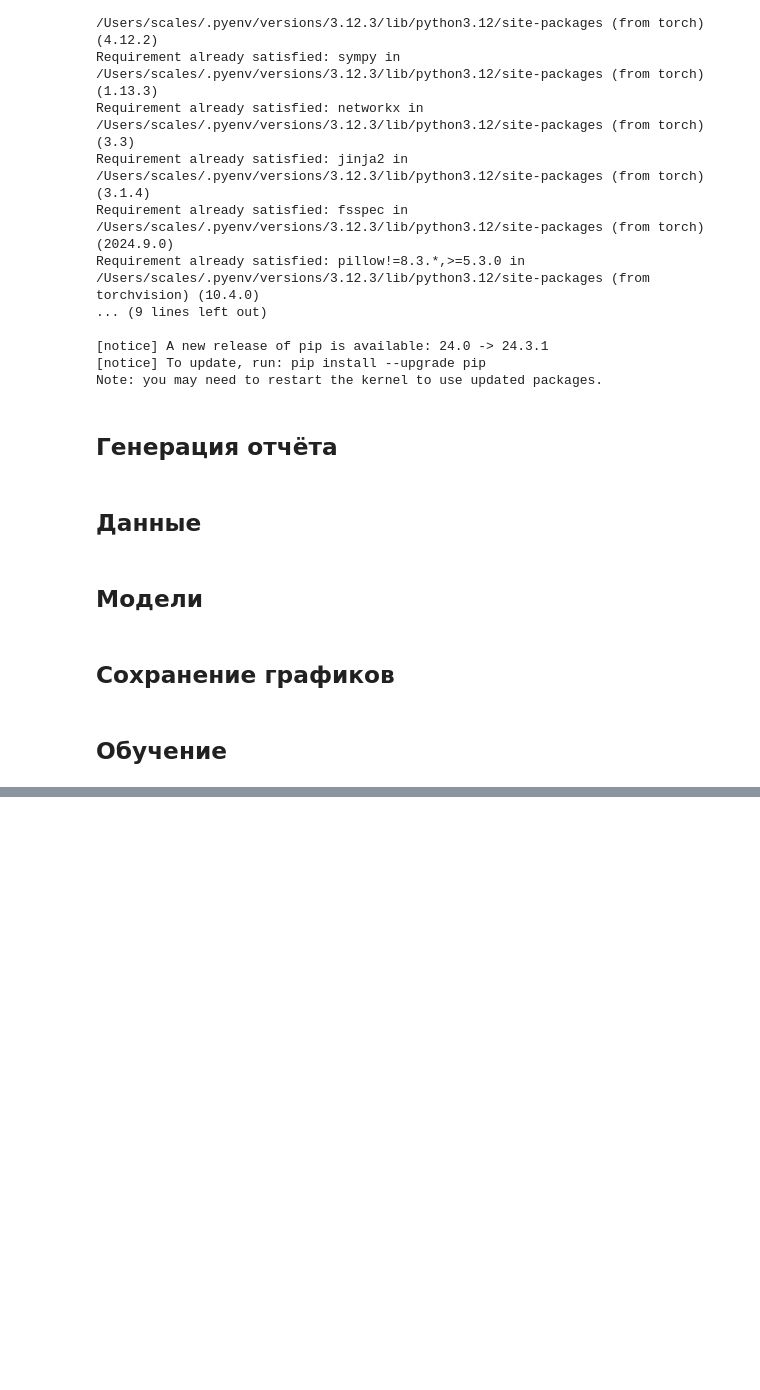
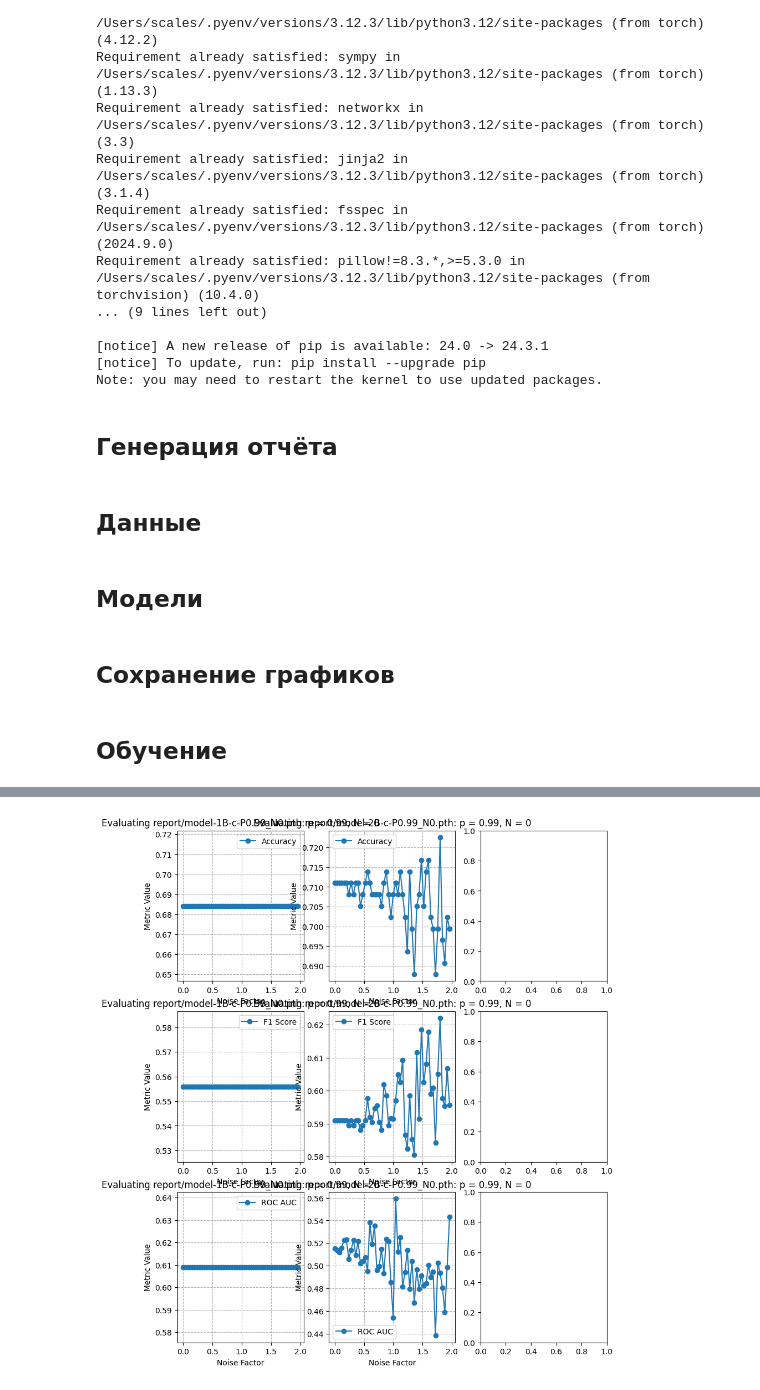
Before and after one commit to tail-call/Research, a Jupyter notebook: hypertrain9.ipynb, the cells around one changed output, grey strips where cells are left out. Drawn from its saved outputs; the diff is of its cells as text; code cells hidden in the pictures; blank space fills up the shorter version.

Commit message:
Графики валидации для моделей $A$ и $B$ на одной фигуре

```diff
--- a/hypertrain9.ipynb
+++ b/hypertrain9.ipynb
@@ -722,31 +745,32 @@ def iterate_experiment_parameters():
 # %%
+# 13. Training
 
 for experiment_params in iterate_experiment_parameters():
     _, axs = plt.subplots(2, 3, sharey='col', figsize=(10, 12))
 
     for training_params in [
         TrainingParameters(
-            dataset=datasets[0],
+            dataset=DATASETS[0],
             criterion=CLASSIFICATION_TASK.criterion,
             experiment_params=experiment_params,
-            model_a_path=datasets[0].model_a_path(experiment_params),
-            model_b_path=datasets[0].model_b_path(experiment_params),
+            model_a_path=DATASETS[0].model_a_path(experiment_params),
+            model_b_path=DATASETS[0].model_b_path(experiment_params),
             loss_curve_plot_col_index=0,
         ),
         TrainingParameters(
-            dataset=datasets[1],
+            dataset=DATASETS[1],
             criterion=CLASSIFICATION_TASK.criterion,
             experiment_params=experiment_params,
-            model_a_path=datasets[1].model_a_path(experiment_params),
-            model_b_path=datasets[1].model_b_path(experiment_params),
+            model_a_path=DATASETS[1].model_a_path(experiment_params),
+            model_b_path=DATASETS[1].model_b_path(experiment_params),
             loss_curve_plot_col_index=1,
         ),
         TrainingParameters(
-            dataset=datasets[2],
+            dataset=DATASETS[2],
             criterion=REGRESSION_TASK.criterion,
             experiment_params=experiment_params,
-            model_a_path=datasets[2].model_a_path(experiment_params),
-            model_b_path=datasets[2].model_b_path(experiment_params),
+            model_a_path=DATASETS[2].model_a_path(experiment_params),
+            model_b_path=DATASETS[2].model_b_path(experiment_params),
             loss_curve_plot_col_index=2,
         )
     ]:
@@ -1005,4 +1046,5 @@ def plot_evaluation_of_regression(df: pd.DataFrame, title: str, report_key: str)
 # %%
+# 15. Evaluation
 
 @dataclass
 class EvaluationParameters:
@@ -1015,6 +1057,7 @@ class EvaluationParameters:
     task: LearningTask
     experiment_parameters: ExperimentParameters
     report_key: str
+
 
 def model_path_for(
     model_a_or_b: str,
@@ -1030,55 +1073,76 @@ def model_path_for(
 def evaluate(
     model_a_or_b: str,
     constructor: type,
-    experiment_parameters: EvaluationParameters
+    experiment_params: EvaluationParameters
 ):
+    """
+    Оценивает модель `"A"` (`RegularNetwork`) или `"B"`
+    (`AugmentedReLUNetwork`) согласно параметрам `experiment_params` на
+    наборах данных из `DATASETS`.
+    Рисует графики метрик в `subplots`.
+
+    - `constructor` может быть `RegularNetwork` или `AugmentedReLUNetwork`
+      и должен соответствовать переданному `model_a_or_b`.
+    """
+
+
     eval_params_items: list[EvaluationParameters] = [
         EvaluationParameters(
-            dataset=datasets[0],
-            model_path=model_path_for(model_a_or_b, datasets[0]),
+            dataset=DATASETS[0],
+            model_path=model_path_for(model_a_or_b, DATASETS[0]),
             is_binary_classification=True,
             is_regression=False,
             inputs_count=30,
             outputs_count=2,
             task=CLASSIFICATION_TASK,
-            experiment_parameters=experiment_parameters,
-            report_key=f'evaluate_{constructor.__name__}_{datasets[0].number}_p{experiment_parameters.p}_N{experiment_parameters.iteration}',
+            experiment_parameters=experiment_params,
+            report_key=f'evaluate_{constructor.__name__}_{DATASETS[0].number}_p{experiment_params.p}_N{experiment_params.iteration}',
         ),
         EvaluationParameters(
-            dataset=datasets[1],
-            model_path=model_path_for(model_a_or_b, datasets[1]),
+            dataset=DATASETS[1],
+            model_path=model_path_for(model_a_or_b, DATASETS[1]),
             is_binary_classification=False,
             is_regression=False,
             inputs_count=6,
             outputs_count=4,
             task=CLASSIFICATION_TASK,
-            experiment_parameters=experiment_parameters,
-            report_key=f'evaluate_{constructor.__name__}_{datasets[1].number}_p{experiment_parameters.p}_N{experiment_parameters.iteration}',
+            experiment_parameters=experiment_params,
+            report_key=f'evaluate_{constructor.__name__}_{DATASETS[1].number}_p{experiment_params.p}_N{experiment_params.iteration}',
         ),
         EvaluationParameters(
-            dataset=datasets[2],
-            model_path=model_path_for(model_a_or_b, datasets[2]),
+            dataset=DATASETS[2],
+            model_path=model_path_for(model_a_or_b, DATASETS[2]),
             is_binary_classification=False,
             is_regression=True,
             inputs_count=19,
             outputs_count=1,
             task=REGRESSION_TASK,
-            experiment_parameters=experiment_parameters,
-            report_key=f'evaluate_{constructor.__name__}_{datasets[2].number}_p{experiment_parameters.p}_N{experiment_parameters.iteration}',
+            experiment_parameters=experiment_params,
+            report_key=f'evaluate_{constructor.__name__}_{DATASETS[2].number}_p{experiment_params.p}_N{experiment_params.iteration}',
         ),
     ]
 
-    for eval_params in eval_params_items:
+    _, axs = plt.subplots(3, len(eval_params_items), figsize=(10, 12))
+
+    for (i, eval_params) in enumerate(eval_params_items):
         evaluated_model = constructor(
             inputs_count=eval_params.inputs_count,
             outputs_count=eval_params.outputs_count,
-            p=experiment_parameters.p
+            p=experiment_params.p
         )
 
         print(f'Loading state dict at {eval_params.model_path}')
         evaluated_model.load_state_dict(torch.load(eval_params.model_path))
 
         plot_title = f'Evaluating {eval_params.model_path}: p = {eval_params.experiment_parameters.p}, N = {eval_params.experiment_parameters.iteration}'
+
+        subplots = EvaluationSubplots(
+            accuracy_ax=axs[0, i],
+            f1_ax=axs[1, i],
+            roc_auc_ax=axs[2, i],
+            mse_ax=axs[0, i],
+            r2_ax=axs[1, i],
+        )
 
         if eval_params.task == CLASSIFICATION_TASK:
             plot_evaluation_of_classification(
@@ -1088,8 +1152,10 @@ def evaluate(
                     report_key=eval_params.report_key,
                     is_binary_classification=eval_params.is_binary_classification
                 ),
-                title=plot_title,
-                report_key=eval_params.report_key
+                accuracy_ax=subplots.accuracy_ax,
+                f1_ax=subplots.f1_ax,
+                roc_auc_ax=subplots.roc_auc_ax,
+                title=plot_title
             )
         elif eval_params.task == REGRESSION_TASK:
             plot_evaluation_of_regression(
@@ -1098,15 +1164,27 @@ def evaluate(
                     dataset=eval_params.dataset,
                     report_key=eval_params.report_key
                 ),
-                title=plot_title,
-                report_key=eval_params.report_key
+                mse_ax=subplots.mse_ax,
+                r2_ax=subplots.r2_ax,
+                title=plot_title
             )
         else:
             raise ValueError(f"Unknown task: {eval_params.task}")
 
+    save_plot(f'evaluate_{model_a_or_b}_p{experiment_params.p}_N{experiment_params.iteration}')
+
+
 for experiment_params in iterate_experiment_parameters():
-    evaluate('A', RegularNetwork, experiment_params)
-    evaluate('B', AugmentedReLUNetwork, experiment_params)
+    evaluate(
+        model_a_or_b='A',
+        constructor=RegularNetwork,
+        experiment_params=experiment_params
+    )
+    evaluate(
+        model_a_or_b='B',
+        constructor=AugmentedReLUNetwork,
+        experiment_params=experiment_params
+    )
 
 save_report()
 # %% [output]
@@ -1141,0 +1209 @@ Loading state dict at report/model-3B-c-P0.99_N0.pth
+[figure, added]
```
Also changed, not shown: parts of 19 cells of this notebook.
